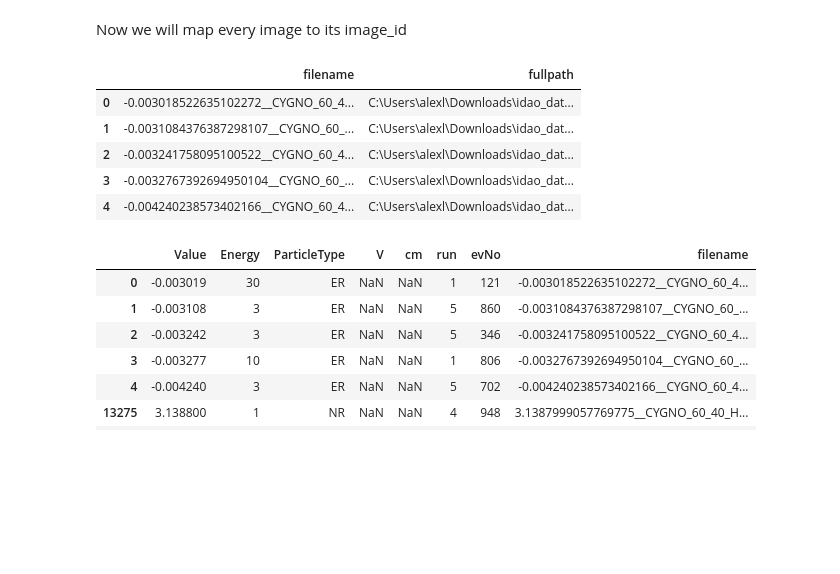
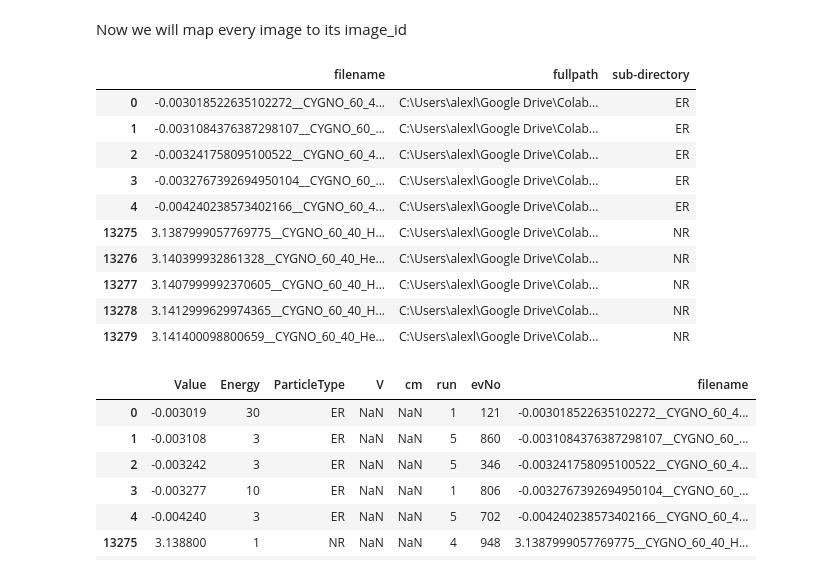
Before and after one commit to Kit-Law-42/idao-21-baseline, a Jupyter notebook: analysis_notebook/Data_exploration.ipynb, the cells around one changed output. Saved outputs shown, nothing was run; the diff lists cells and outputs as text; code cells hidden in the pictures; blank space fills up the shorter version.

Commit message:
Update data-exploration
paxHeader are files which have filename >= 100 characters.
TODO: Fix them

```diff
--- a/analysis_notebook/Data_exploration.ipynb
+++ b/analysis_notebook/Data_exploration.ipynb
@@ -25,20 +25,26 @@ for sub_dir_path in glob.glob(os.path.join(conf.DATA_DIR_TRAIN , "*")):
         for filename in os.listdir(sub_dir_path):
             if filename.endswith(conf.IMAGE_EXTENSION):
                 image_path = os.path.join(sub_dir_path ,filename)
-                data_map.extend([filename, image_path])
+                data_map.extend([filename, image_path, sub_dir_path.split('\\')[-1]])
     except Exception as e:
         print(e)
 # %%
-df = pd.DataFrame({"filename" : data_map[::2],
-                   "fullpath" : data_map[1::2]})
-df.head()
+df = pd.DataFrame({"filename" : data_map[::3],
+                   "fullpath" : data_map[1::3],
+                   "sub-directory" : data_map[2::3]})
+df.head().append(df.tail(5))
 # %% [output]
-|  | filename | fullpath |
-| 0 | -0.003018522635102272__CYGNO_60_4... | C:\Users\alexl\Downloads\idao_dat... |
-| 1 | -0.0031084376387298107__CYGNO_60_... | C:\Users\alexl\Downloads\idao_dat... |
-| 2 | -0.003241758095100522__CYGNO_60_4... | C:\Users\alexl\Downloads\idao_dat... |
-| 3 | -0.0032767392694950104__CYGNO_60_... | C:\Users\alexl\Downloads\idao_dat... |
-| 4 | -0.004240238573402166__CYGNO_60_4... | C:\Users\alexl\Downloads\idao_dat... |
+|  | filename | fullpath | sub-directory |
+| 0 | -0.003018522635102272__CYGNO_60_4... | C:\Users\alexl\Google Drive\Colab... | ER |
+| 1 | -0.0031084376387298107__CYGNO_60_... | C:\Users\alexl\Google Drive\Colab... | ER |
+| 2 | -0.003241758095100522__CYGNO_60_4... | C:\Users\alexl\Google Drive\Colab... | ER |
+| 3 | -0.0032767392694950104__CYGNO_60_... | C:\Users\alexl\Google Drive\Colab... | ER |
+| 4 | -0.004240238573402166__CYGNO_60_4... | C:\Users\alexl\Google Drive\Colab... | ER |
+| 13275 | 3.1387999057769775__CYGNO_60_40_H... | C:\Users\alexl\Google Drive\Colab... | NR |
+| 13276 | 3.140399932861328__CYGNO_60_40_He... | C:\Users\alexl\Google Drive\Colab... | NR |
+| 13277 | 3.1407999992370605__CYGNO_60_40_H... | C:\Users\alexl\Google Drive\Colab... | NR |
+| 13278 | 3.1412999629974365__CYGNO_60_40_H... | C:\Users\alexl\Google Drive\Colab... | NR |
+| 13279 | 3.141400098800659__CYGNO_60_40_He... | C:\Users\alexl\Google Drive\Colab... | NR |
 # %%
 elements = df["filename"].str.split('_keV_')
 r["filename"] =  df["filename"]
```
Also changed, not shown: parts of 1 cell of this notebook, 2 other files.
